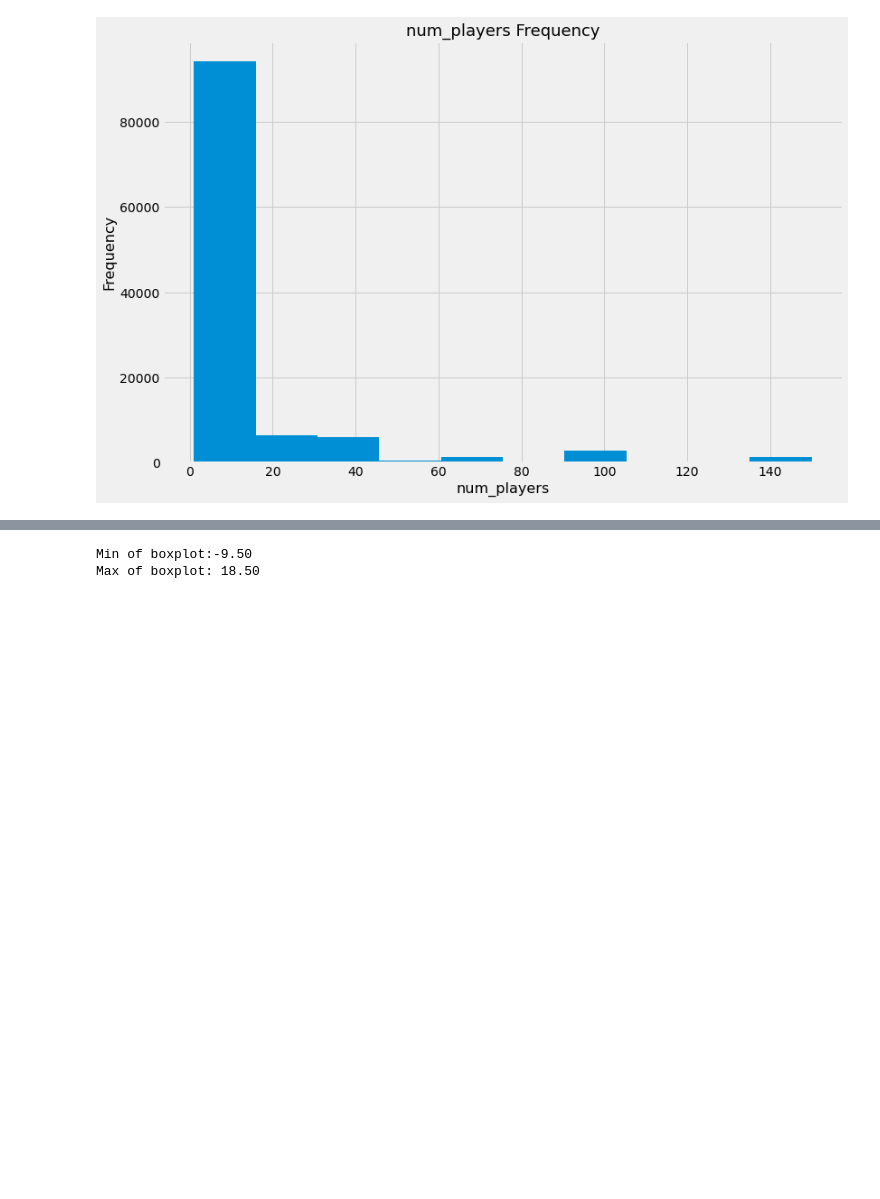
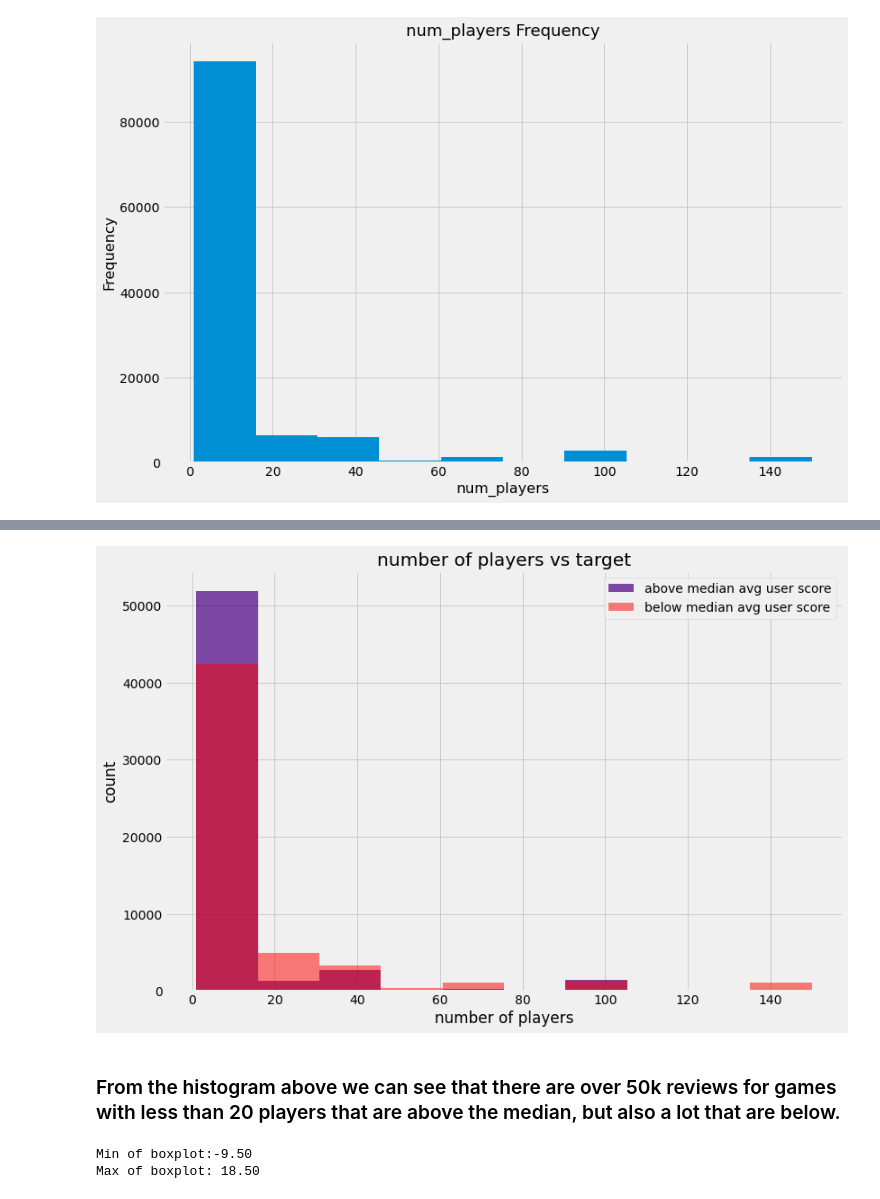
Before and after one commit to Ftrejo23/Capstone_Project_WIP, a Jupyter notebook: code/03_EDA_&_Preliminary_Analysis.ipynb, the cells around one changed output, grey strips where cells are left out. Saved outputs shown, nothing was run; the diff lists cells and outputs as text; code cells hidden in the pictures; blank space fills up the shorter version.

```diff
--- a/code/03_EDA_&_Preliminary_Analysis.ipynb
+++ b/code/03_EDA_&_Preliminary_Analysis.ipynb
@@ -632,3 +628,20 @@ hist_plot('num_players')
+# %%
+plt.figure(figsize=(12,8))
+plt.hist(clean_reviews[clean_reviews['target']==1]['num_players'],
+         bins=10, alpha=0.7, color='indigo', label='above median avg user score')
+plt.hist(clean_reviews[clean_reviews['target']==0]['num_players'],
+         bins=10, alpha=0.5, color='red', label='below median avg user score')
+
+plt.xlabel('number of players')
+plt.ylabel('count')
+
+plt.title('number of players vs target')
+
+plt.legend();
+# %% [output]
+[figure, added]
+# %% [markdown]
+### From the histogram above we can see that there are over 50k reviews for games with less than 20 players that are above the median, but also a lot that are below.
 # %%
 box_plot('num_players')
 # %% [output]
```
Also changed, not shown: parts of 35 cells of this notebook.
